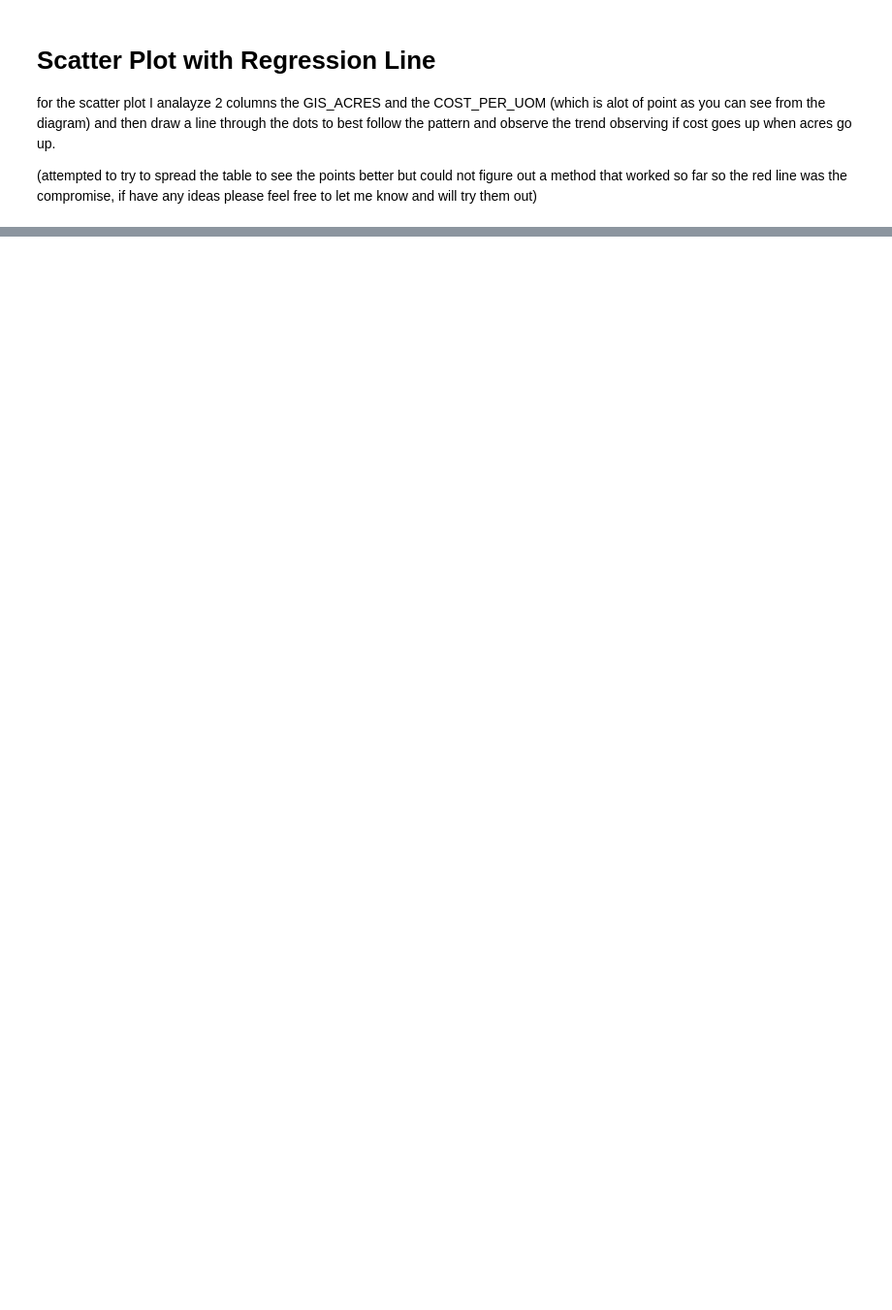
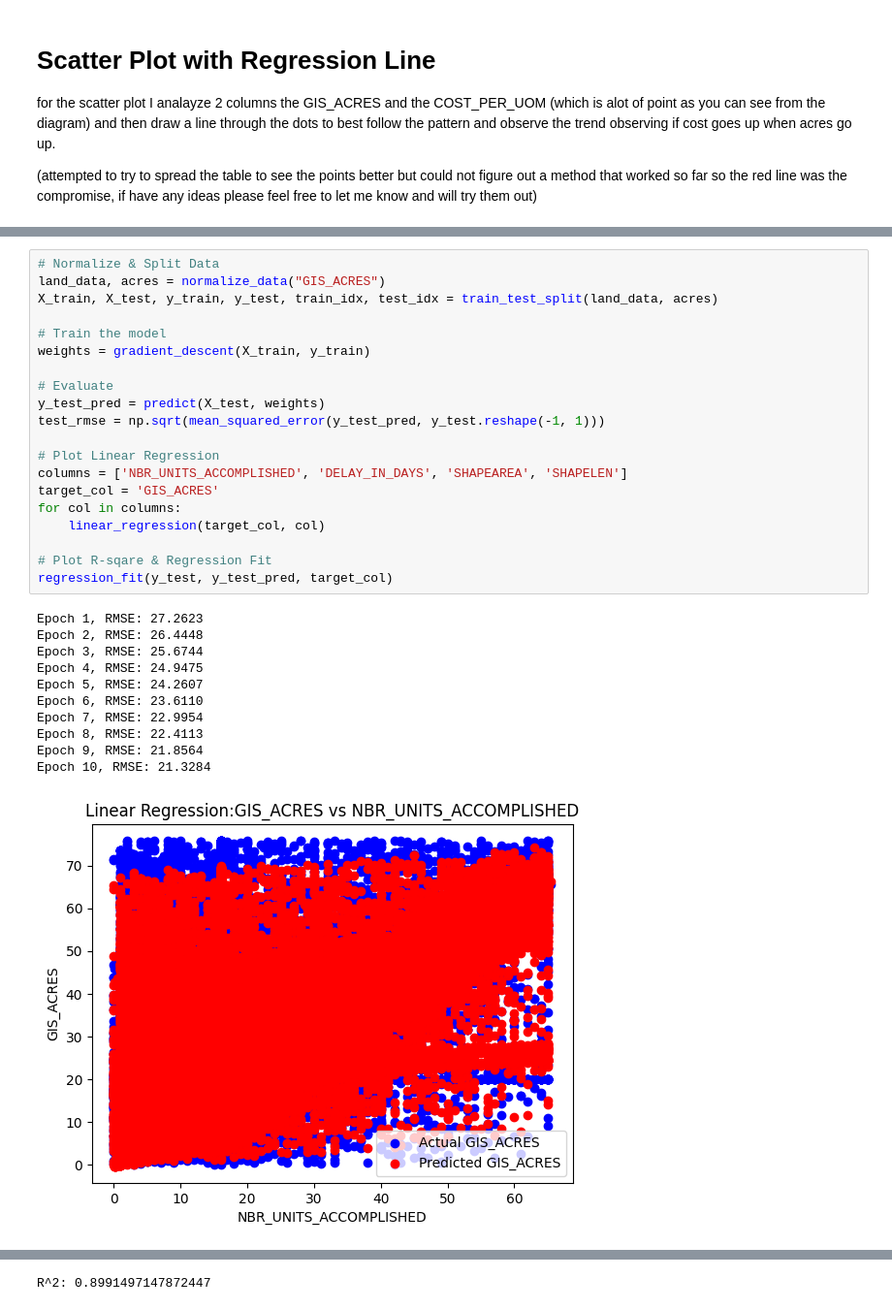
Before and after one commit to Kurogisa/Reforestation-Datamining, a Jupyter notebook: reforestation.ipynb, the cells around one changed output, grey strips where cells are left out. Shown at 97% size. Saved outputs shown, nothing was run; the diff lists cells and outputs as text; blank space fills up the shorter version.

```diff
--- a/reforestation.ipynb
+++ b/reforestation.ipynb
@@ -553,0 +709,32 @@ plt.show()
+# %%
+# Normalize & Split Data
+land_data, acres = normalize_data("GIS_ACRES")
+X_train, X_test, y_train, y_test, train_idx, test_idx = train_test_split(land_data, acres)
+
+# Train the model
+weights = gradient_descent(X_train, y_train)
+
+# Evaluate
+y_test_pred = predict(X_test, weights)
+test_rmse = np.sqrt(mean_squared_error(y_test_pred, y_test.reshape(-1, 1)))
+
+# Plot Linear Regression
+columns = ['NBR_UNITS_ACCOMPLISHED', 'DELAY_IN_DAYS', 'SHAPEAREA', 'SHAPELEN']
+target_col = 'GIS_ACRES'
+for col in columns:
+    linear_regression(target_col, col)
+
+# Plot R-sqare & Regression Fit
+regression_fit(y_test, y_test_pred, target_col)
+# %% [output]
+Epoch 1, RMSE: 27.2623
+Epoch 2, RMSE: 26.4448
+Epoch 3, RMSE: 25.6744
+Epoch 4, RMSE: 24.9475
+Epoch 5, RMSE: 24.2607
+Epoch 6, RMSE: 23.6110
+Epoch 7, RMSE: 22.9954
+Epoch 8, RMSE: 22.4113
+Epoch 9, RMSE: 21.8564
+Epoch 10, RMSE: 21.3284
+[figure, added]
@@ -553,0 +745 @@ plt.show()
+R^2: 0.8991497147872447
```
Also changed, not shown: parts of 16 cells of this notebook.
